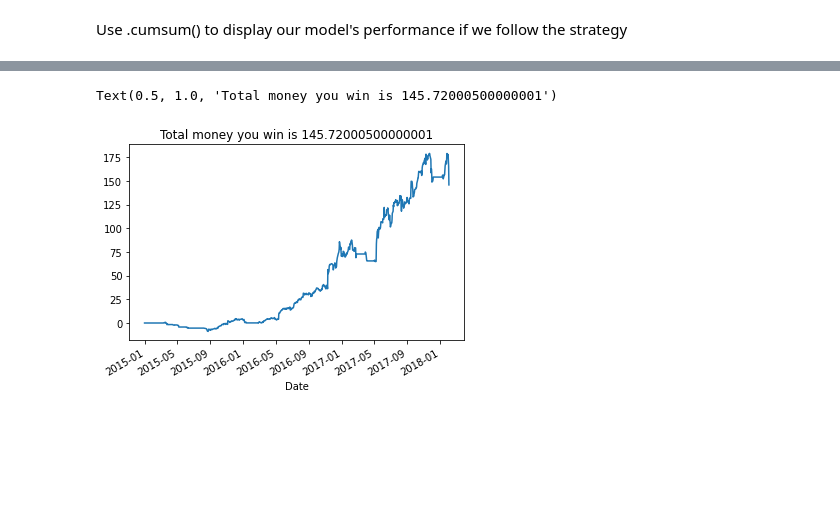
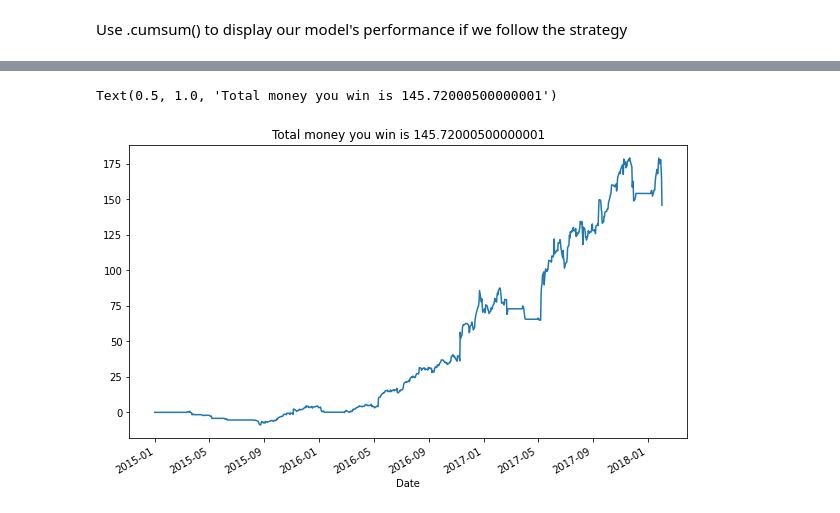
Before and after one commit to asavoullis/Python_Projects_2023, a Jupyter notebook: Python_and_Statistics_for_Financial_Analysis/Facebook_and_Microsoft_Analysis.ipynb, the cells around one changed output, grey strips where cells are left out. Cells and saved outputs as stored; diff of their text form; code cells hidden in the pictures; blank space fills up the shorter version.

Commit message:
MS and FB Stock price analysis - New columns - loc iloc - shift - plot - index

```diff
--- a/Python_and_Statistics_for_Financial_Analysis/Facebook_and_Microsoft_Analysis.ipynb
+++ b/Python_and_Statistics_for_Financial_Analysis/Facebook_and_Microsoft_Analysis.ipynb
@@ -751,10 +766,14 @@ fb.tail()
 | 2018-02-02 | 237.000000 | 237.970001 | 231.169998 | 233.520004 | 233.520004 | 17961600 | 213.699997 | -19.820007 | -0.084875 | ... |
 | 2018-02-05 | 227.000000 | 233.229996 | 205.000000 | 213.699997 | 213.699997 | 28869000 | NaN | NaN | NaN | ... |
 # %%
-#plot the wealth to show the growth of profit over the period
-
+# plot the wealth to show the growth of profit over the period
+plt.figure(figsize=(10, 6))
 fb['wealth'].plot()
 plt.title('Total money you win is {}'.format(fb.loc[fb.index[-2], 'wealth']))
+
+# the last rows of Close_Price_Tomorrow, Price_Diff, Return, Profit, wealth
+# Have NaN (null) values because they are computed by Close_Price_Tomorrow
+# and Close_Price_Tomorrow is calculated using shift(-1)
 # %% [output]
 Text(0.5, 1.0, 'Total money you win is 145.72000500000001')
-[figure, old version]
+[figure, new version]
```
Also changed, not shown: parts of 11 cells of this notebook.
